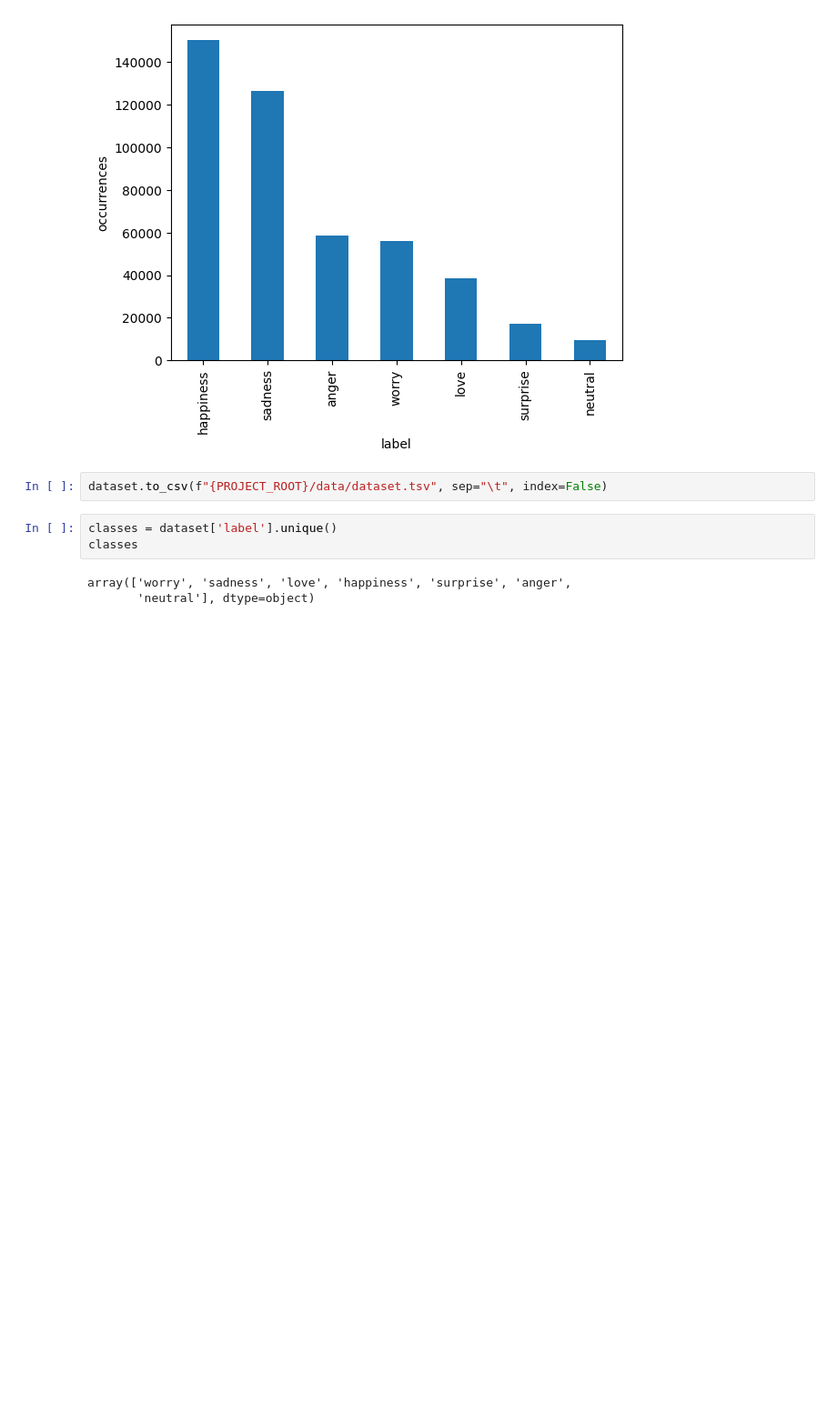
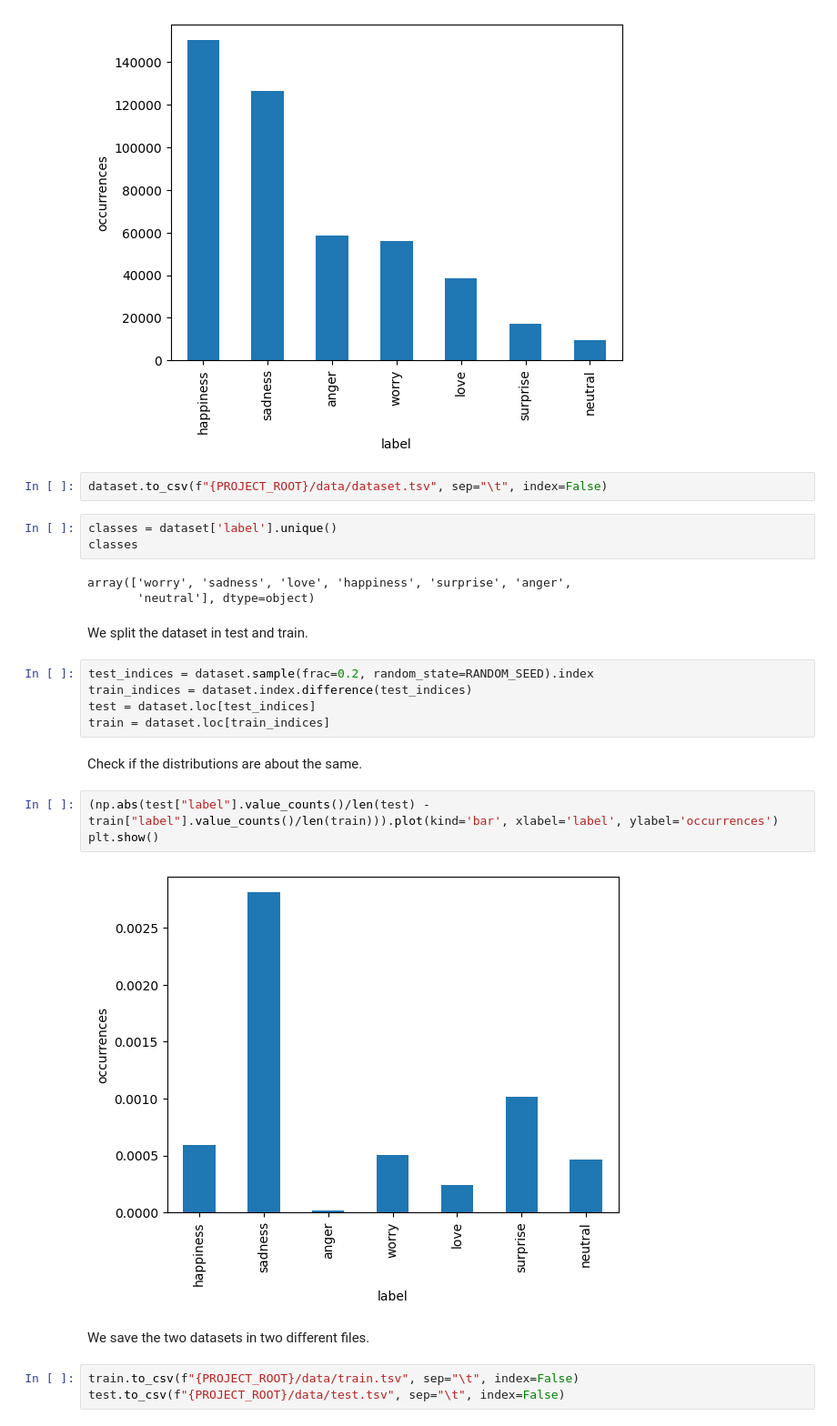
Before and after one commit to Etto48/DataMiningProject, a Jupyter notebook: src/notebooks/preprocess_dataset.ipynb, the cells around one changed output. Shown: that part at 91% size. Cells and saved outputs as stored; diff of their text form; blank space fills up the shorter version.

Commit message:
Split dataset into train and test

```diff
--- a/src/notebooks/preprocess_dataset.ipynb
+++ b/src/notebooks/preprocess_dataset.ipynb
@@ -82,3 +86,22 @@ classes
 # %% [output]
 array(['worry', 'sadness', 'love', 'happiness', 'surprise', 'anger',
        'neutral'], dtype=object)
+# %% [markdown]
+We split the dataset in test and train.
+# %%
+test_indices = dataset.sample(frac=0.2, random_state=RANDOM_SEED).index
+train_indices = dataset.index.difference(test_indices)
+test = dataset.loc[test_indices]
+train = dataset.loc[train_indices]
+# %% [markdown]
+Check if the distributions are about the same.
+# %%
+(np.abs(test["label"].value_counts()/len(test) - train["label"].value_counts()/len(train))).plot(kind='bar', xlabel='label', ylabel='occurrences')
+plt.show()
+# %% [output]
+[figure, added]
+# %% [markdown]
+We save the two datasets in two different files.
+# %%
+train.to_csv(f"{PROJECT_ROOT}/data/train.tsv", sep="\t", index=False)
+test.to_csv(f"{PROJECT_ROOT}/data/test.tsv", sep="\t", index=False)
```
Also changed, not shown: parts of 1 cell of this notebook, 4 other files.
